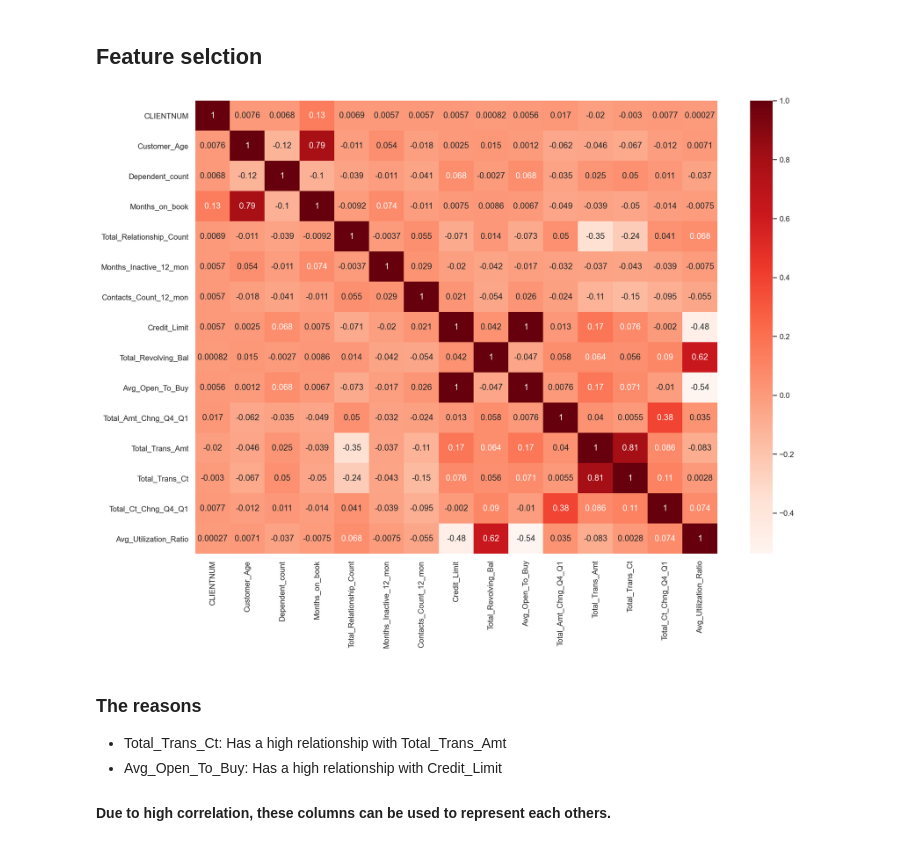
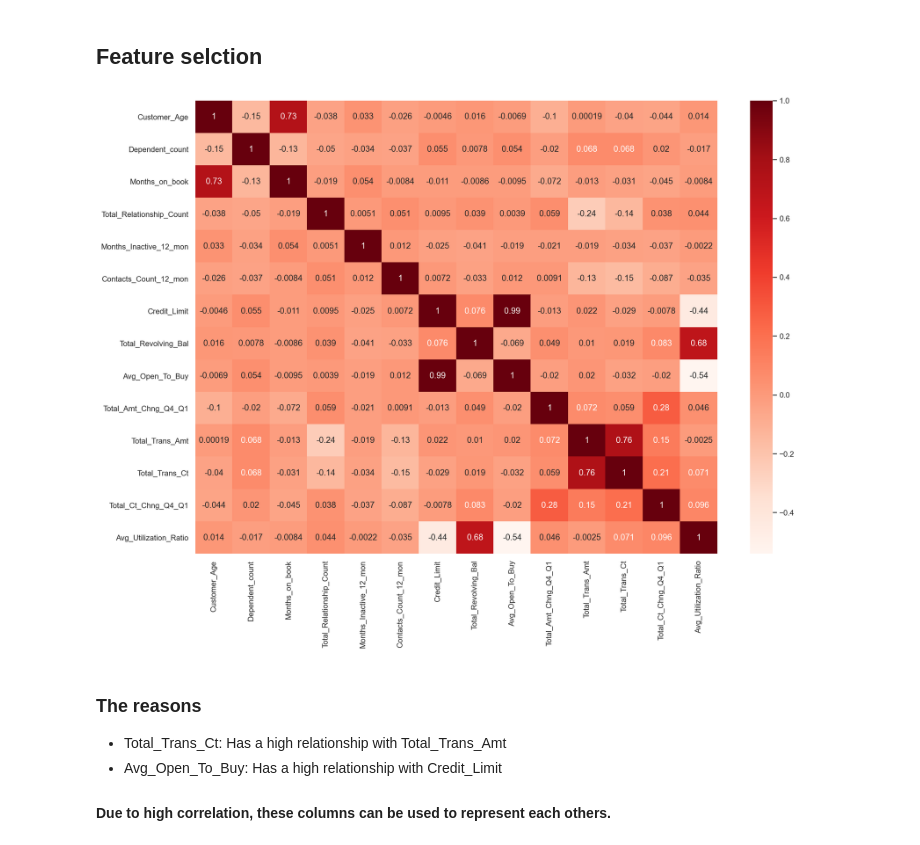
Before and after one commit to Alicisox/Bank-Churners, a Jupyter notebook: bank_churners.ipynb, the cells around one changed output. Saved outputs shown, nothing was run; the diff lists cells and outputs as text; code cells hidden in the pictures.

```diff
--- a/bank_churners.ipynb
+++ b/bank_churners.ipynb
@@ -284,7 +279,7 @@ z_anomaly_solved = z_outlier_filter(numeric_feats)
 ### Isolation Forest
 # %%
 # Remove outliers by manchine learning method
-anomaly_solved = ML_outlier_filter(z_anomaly_solved)
+anomaly_solved = ML_outlier_filter(numeric_feats)
 # %% [markdown]
 ### Merge data after remove outlier
 # %%
@@ -323,9 +345,9 @@ removed_outlier
 ## Feature selction
 # %%
 # Pearson correlation
-plot_pearson_corrs(raw_data.select_dtypes(include=['number']),15,12)
+plot_pearson_corrs(removed_outlier.select_dtypes(include=['number']),15,12)
 # %% [output]
-[figure, old version]
+[figure, new version]
 # %% [markdown]
 ### The reasons
 - Total_Trans_Ct: Has a high relationship with Total_Trans_Amt
```
Also changed, not shown: parts of 16 cells of this notebook.
